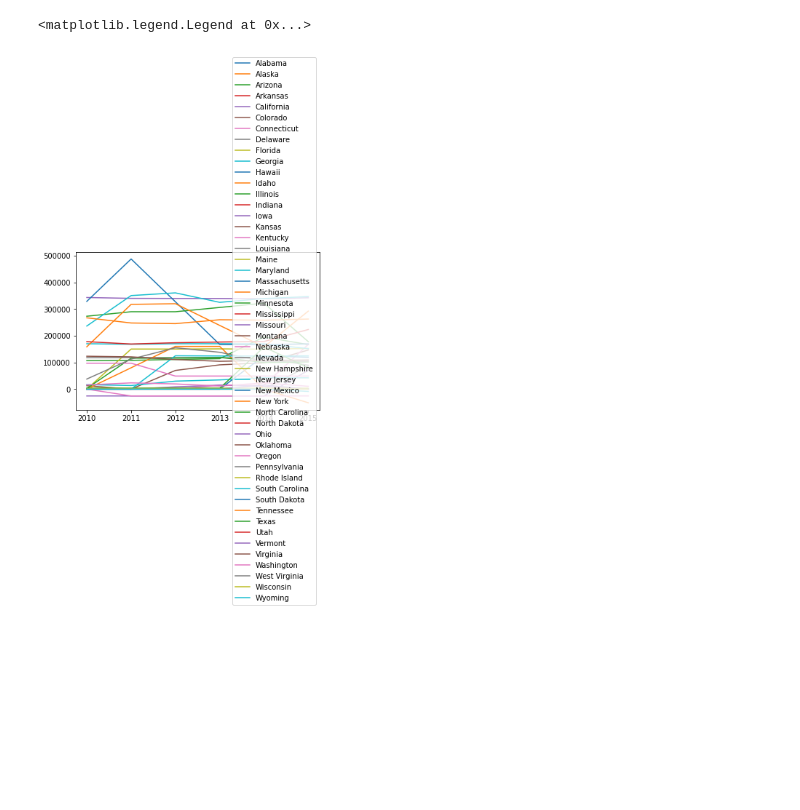
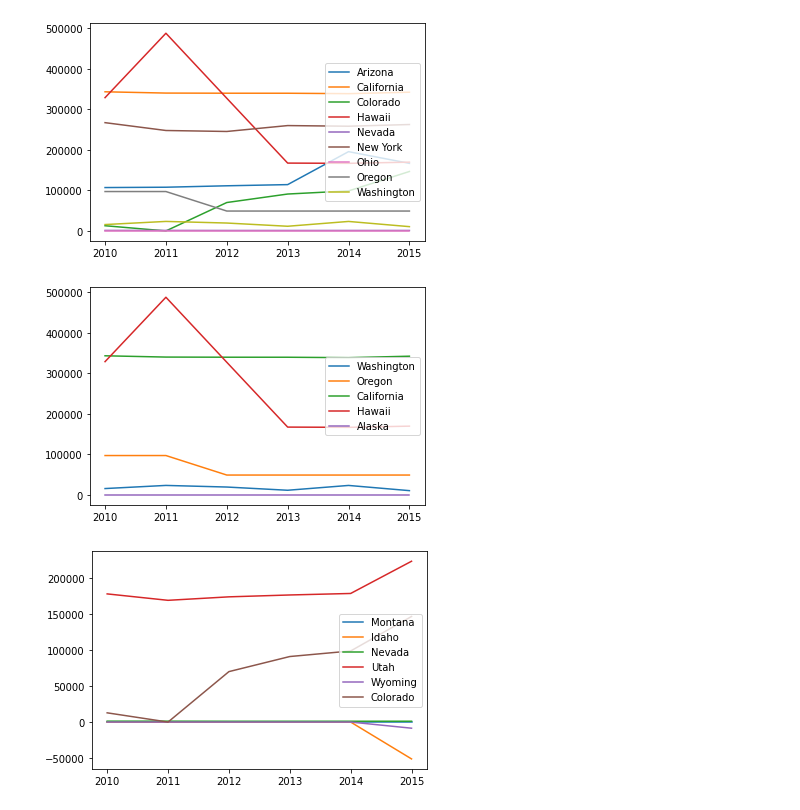
Before and after one commit to Wes90/Climate-DEchangers, a Jupyter notebook: subsidies.ipynb, the cells around one changed output. Cells and saved outputs as stored; diff of their text form; code cells hidden in the pictures; blank space fills up the shorter version.

```diff
--- a/subsidies.ipynb
+++ b/subsidies.ipynb
@@ -58,8 +54,21 @@ plt.legend(colo['state'])
 # %%
-for state in states:
-    state_df = useful_df.loc[useful_df['state'] == state]
-    plt.plot(state_df['year'],state_df['subsidies'])
-plt.legend(states,loc='right')
+def state_graph(state_list):
+    for state in state_list:
+        state_df = useful_df.loc[useful_df['state'] == state]
+        plt.plot(state_df['year'],state_df['subsidies'])
+    plt.legend(state_list,loc='right')
-# %% [output]
-<matplotlib.legend.Legend at 0x...>
-[figure, removed]
+# %%
+smaller_states = ['Arizona','California','Colorado','Hawaii','Nevada','New York','Ohio','Oregon','Washington']
+state_graph(smaller_states)
+# %% [output]
+[figure, added]
+# %%
+pacific = ['Washington','Oregon','California','Hawaii','Alaska']
+state_graph(pacific)
+# %% [output]
+[figure, added]
+# %%
+rockies = ['Montana','Idaho','Nevada','Utah','Wyoming','Colorado']
+state_graph(rockies)
+# %% [output]
+[figure, added]
```
Also changed, not shown: parts of 7 cells of this notebook, 1 other file.
